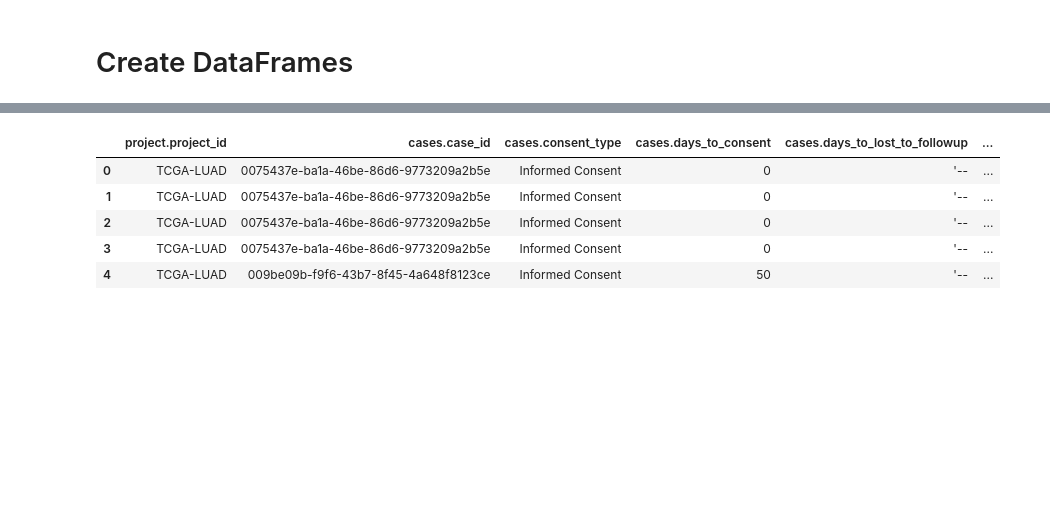
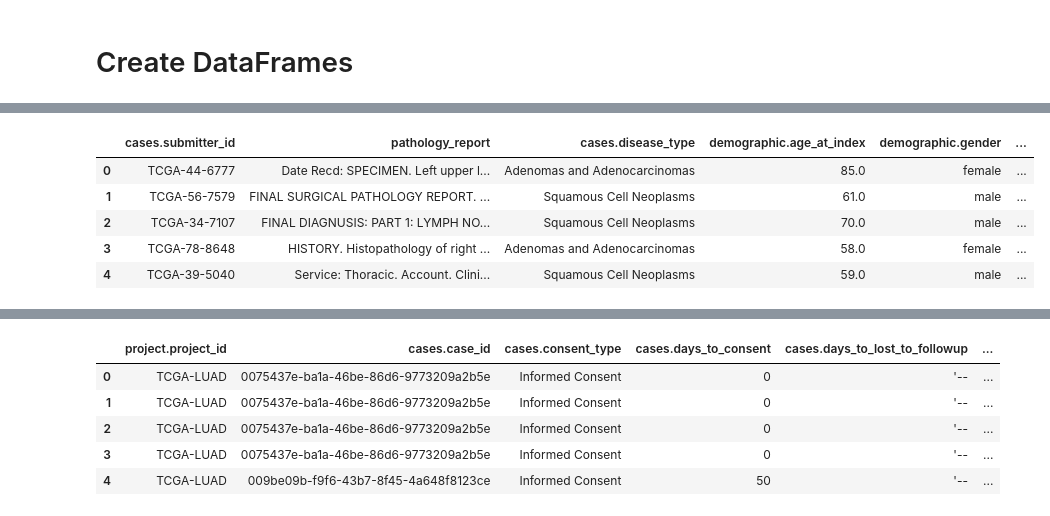
Before and after one commit to uwescience/lung_cancer, a Jupyter notebook: notebooks/explore_data.ipynb, the cells around one changed output, grey strips where cells are left out. Drawn from its saved outputs; the diff is of its cells as text; code cells hidden in the pictures; blank space fills up the shorter version.

```diff
--- a/notebooks/explore_data.ipynb
+++ b/notebooks/explore_data.ipynb
@@ -12,5 +13,6 @@ PROJECT_DIR = Path(current_dir).parent
 DATA_DIR = os.path.join(PROJECT_DIR, "data")
 EXPOSURE_PTH = os.path.join(DATA_DIR, "LUAD", "exposure.tsv")
 CLINICAL_PTH = os.path.join(DATA_DIR, "LUAD", "clinical.tsv")
+MERGED_DATA_PTH = os.path.join(DATA_DIR, "merged_data", "processed_dataset.csv")
 # %% [markdown]
 # Create DataFrames
@@ -27,0 +19,4 @@ EXPOSURE_DF.head()
+# %%
+MERGED_DATA_DF = pd.read_csv(MERGED_DATA_PTH, sep=',')
+columns = MERGED_DATA_DF.columns
+columns
@@ -27,0 +56,9 @@ EXPOSURE_DF.head()
+# %%
+MERGED_DATA_DF.head()
+# %% [output]
+|  | cases.submitter_id | pathology_report | cases.disease_type | demographic.age_at_index | demographic.gender | ... |
+| 0 | TCGA-44-6777 | Date Recd: SPECIMEN. Left upper l... | Adenomas and Adenocarcinomas | 85.0 | female | ... |
+| 1 | TCGA-56-7579 | FINAL SURGICAL PATHOLOGY REPORT. ... | Squamous Cell Neoplasms | 61.0 | male | ... |
+| 2 | TCGA-34-7107 | FINAL DIAGNUSIS: PART 1: LYMPH NO... | Squamous Cell Neoplasms | 70.0 | male | ... |
+| 3 | TCGA-78-8648 | HISTORY. Histopathology of right ... | Adenomas and Adenocarcinomas | 58.0 | female | ... |
+| 4 | TCGA-39-5040 | Service: Thoracic. Account. Clini... | Squamous Cell Neoplasms | 59.0 | male | ... |
```
Also changed, not shown: parts of 10 cells of this notebook, 8 other files.
